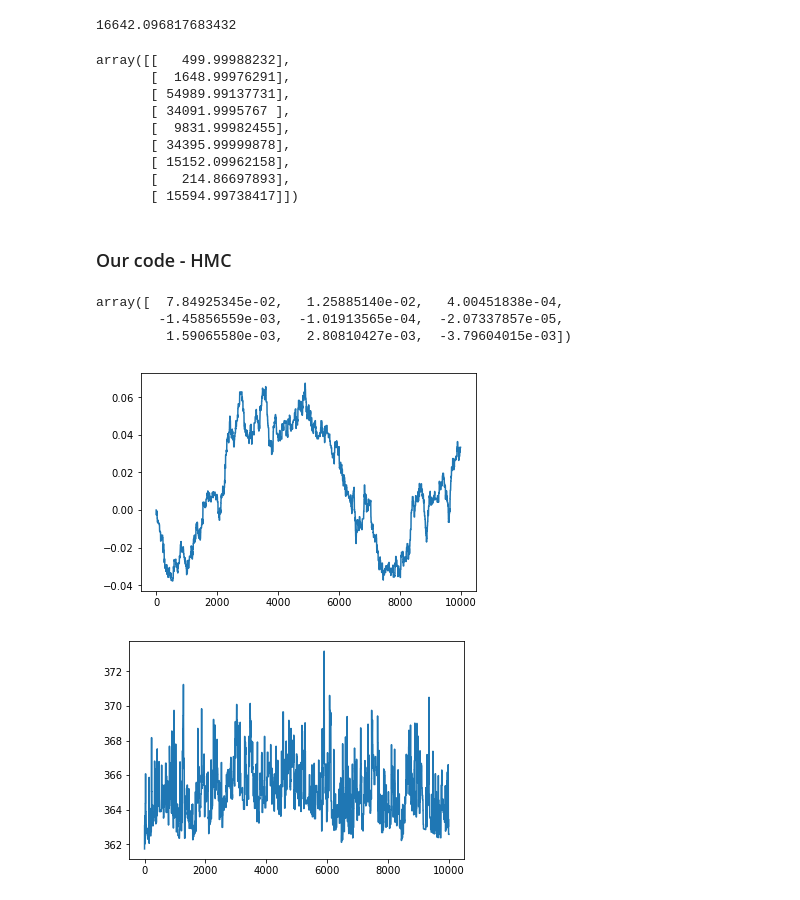
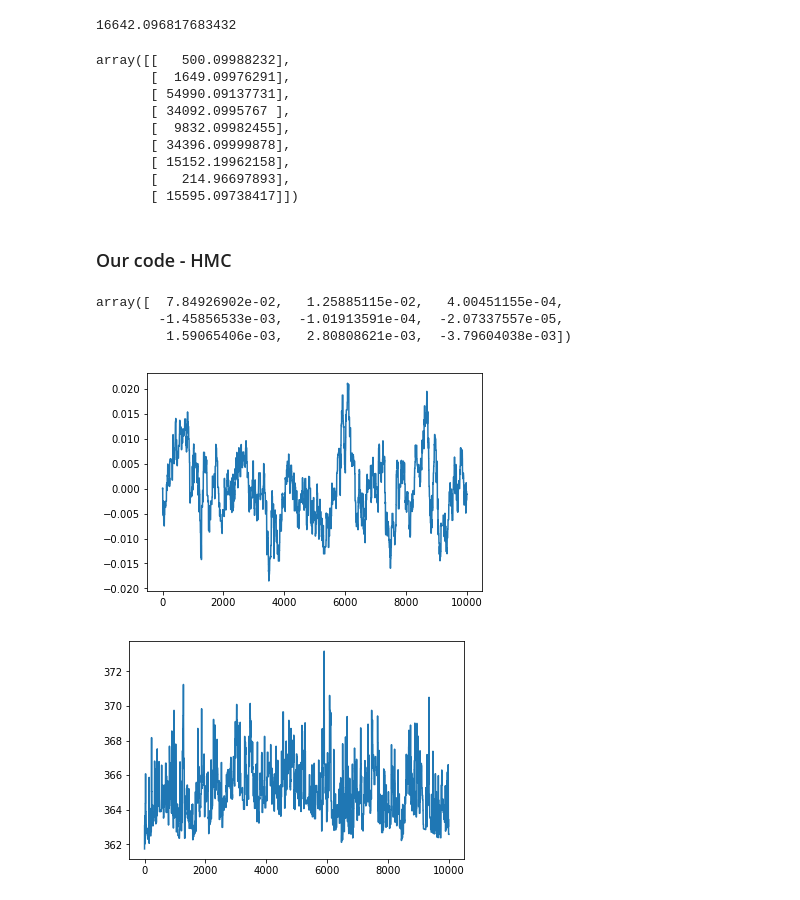
Before and after one commit to gldmt-duke/CokerAmitaiSGHMC, a Jupyter notebook: logistic_regression/logistic_regression_compare.ipynb, the cells around one changed output. Saved outputs shown, nothing was run; the diff lists cells and outputs as text; code cells hidden in the pictures.

```diff
--- a/logistic_regression/logistic_regression_compare.ipynb
+++ b/logistic_regression/logistic_regression_compare.ipynb
@@ -95,7 +95,7 @@ def gradU(theta, Y, X, nbatch):
 
     Y_pred = logistic(X @ theta)
     epsilon = (Y[:,np.newaxis] - Y_pred[:,np.newaxis])
-    grad = X.T @ epsilon - phi * theta
+    grad = X.T @ epsilon - phi * theta[:, np.newaxis]
 
     return -grad/n
     #temp = -grad/n
@@ -180,17 +180,18 @@ U(np.ones(p)*.1,Y,X)
 # %% [output]
 16642.096817683432
 # %%
+phi = 1
 gradU(np.ones(p)*.1, Y, X, 1)*n
 # %% [output]
-array([[   499.99988232],
-       [  1648.99976291],
-       [ 54989.99137731],
-       [ 34091.9995767 ],
-       [  9831.99982455],
-       [ 34395.99999878],
-       [ 15152.09962158],
-       [   214.86697893],
-       [ 15594.99738417]])
+array([[   500.09988232],
+       [  1649.09976291],
+       [ 54990.09137731],
+       [ 34092.0995767 ],
+       [  9832.09982455],
+       [ 34396.09999878],
+       [ 15152.19962158],
+       [   214.96697893],
+       [ 15595.09738417]])
 # %% [markdown]
 ### Our code - HMC
 # %%
@@ -212,14 +213,14 @@ for i in range(nsample):
 
 np.mean(samples, axis=0) - beta_true_unscale
 # %% [output]
-array([  7.84925345e-02,   1.25885140e-02,   4.00451838e-04,
-        -1.45856559e-03,  -1.01913565e-04,  -2.07337857e-05,
-         1.59065580e-03,   2.80810427e-03,  -3.79604015e-03])
+array([  7.84926902e-02,   1.25885115e-02,   4.00451155e-04,
+        -1.45856533e-03,  -1.01913591e-04,  -2.07337557e-05,
+         1.59065406e-03,   2.80808621e-03,  -3.79604038e-03])
 # %%
-plt.plot((samples - beta_true_unscale)[:,1])
+plt.plot((samples - beta_true_unscale)[:,4])
 plt.show()
 # %% [output]
-[figure, old version]
+[figure, new version]
 # %%
 plt.plot(u)
 plt.show()
```
Also changed, not shown: parts of 2 cells of this notebook.
